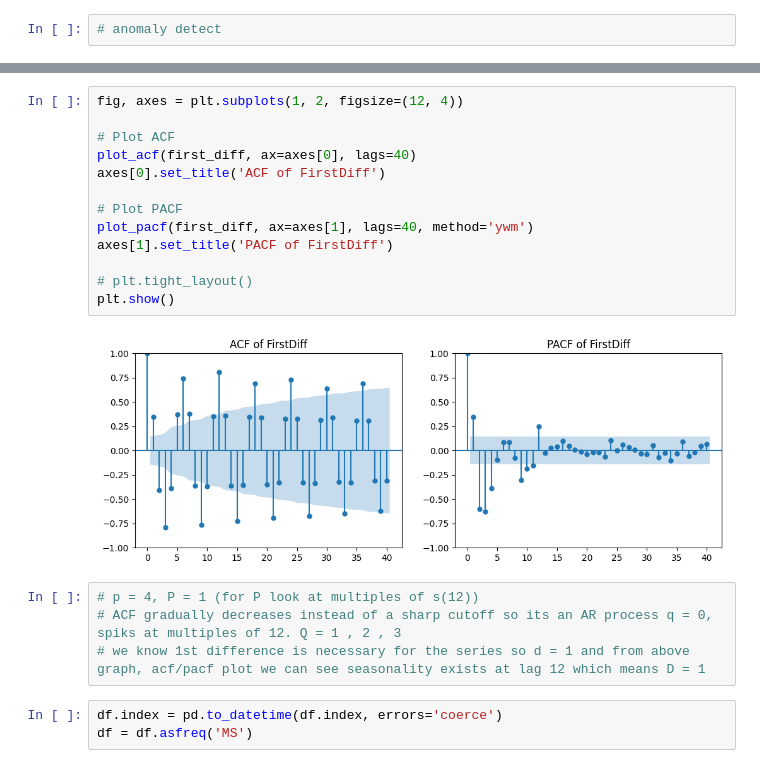
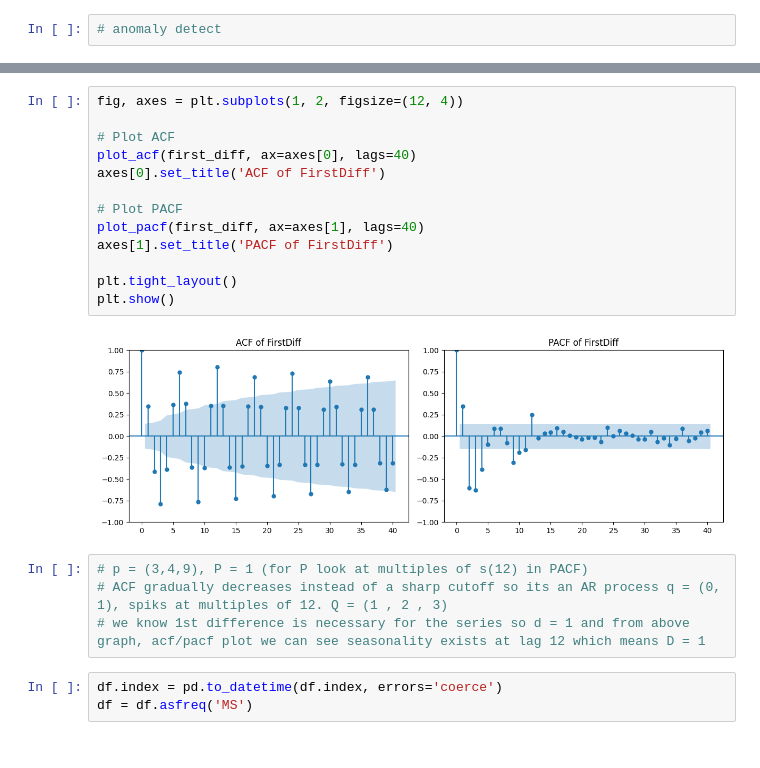
Before and after one commit to letemCODE/Time-Series-Analysis-of-Electric-and-Gas-Production, a Jupyter notebook: Time_Series_Analysis_Electric_Power_Production.ipynb, the cells around one changed output, grey strips where cells are left out. Saved outputs shown, nothing was run; the diff lists cells and outputs as text.

```diff
--- a/Time_Series_Analysis_Electric_Power_Production.ipynb
+++ b/Time_Series_Analysis_Electric_Power_Production.ipynb
@@ -122,21 +230,21 @@ p-value: 0.000000
 # %%
 fig, axes = plt.subplots(1, 2, figsize=(12, 4))
 
 # Plot ACF
 plot_acf(first_diff, ax=axes[0], lags=40)
 axes[0].set_title('ACF of FirstDiff')
 
 # Plot PACF
-plot_pacf(first_diff, ax=axes[1], lags=40, method='ywm')
+plot_pacf(first_diff, ax=axes[1], lags=40)
 axes[1].set_title('PACF of FirstDiff')
 
-# plt.tight_layout()
+plt.tight_layout()
 plt.show()
 # %% [output]
-[figure, old version]
+[figure, new version]
 # %%
-# p = 4, P = 1 (for P look at multiples of s(12))
-# ACF gradually decreases instead of a sharp cutoff so its an AR process q = 0, spiks at multiples of 12. Q = 1 , 2 , 3
+# p = (3,4,9), P = 1 (for P look at multiples of s(12) in PACF)
+# ACF gradually decreases instead of a sharp cutoff so its an AR process q = (0, 1), spiks at multiples of 12. Q = (1 , 2 , 3)
 # we know 1st difference is necessary for the series so d = 1 and from above graph, acf/pacf plot we can see seasonality exists at lag 12 which means D = 1
 # %%
 df.index = pd.to_datetime(df.index, errors='coerce')
```
Also changed, not shown: parts of 54 cells of this notebook.
